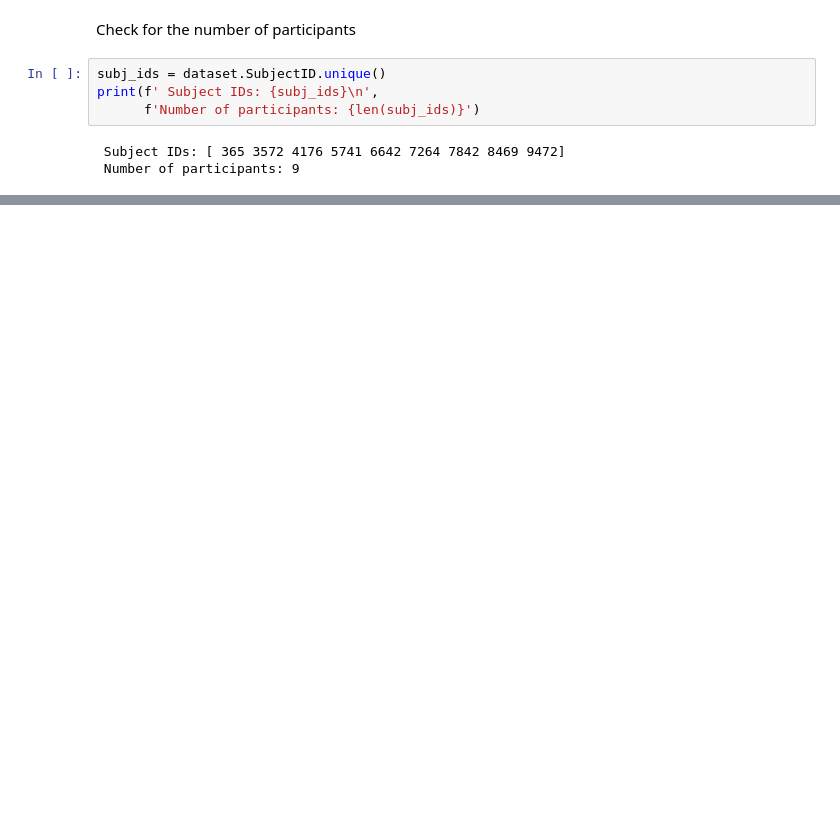
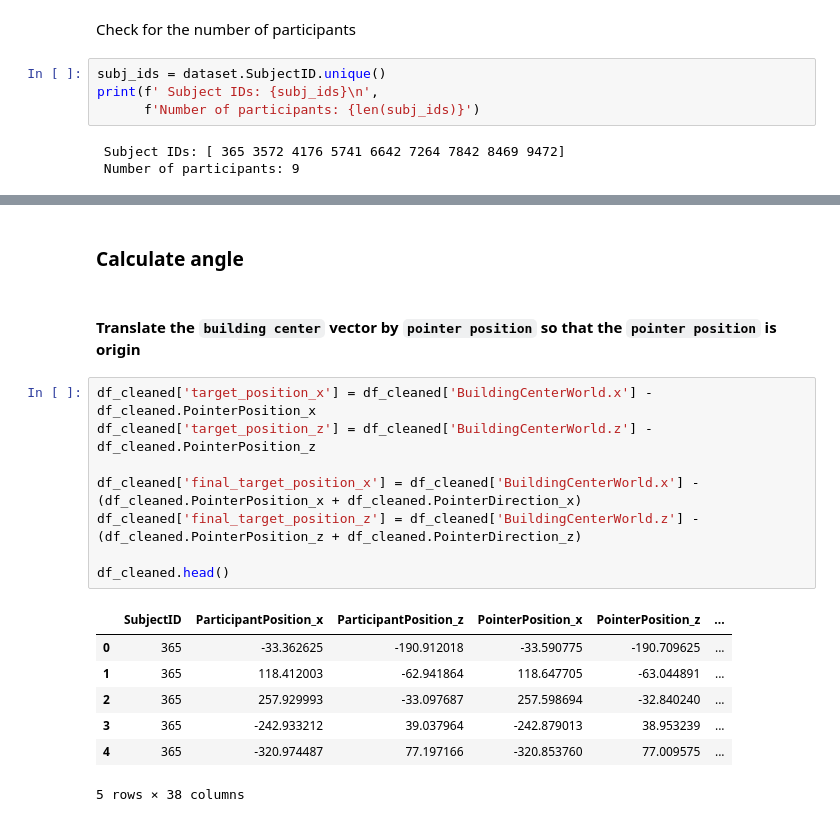
Before and after one commit to nora-maleki/humanA-pointing-task-analysis, a Jupyter notebook: analyses/01_main/01_preprocessing.ipynb, the cells around one changed output, grey strips where cells are left out. Saved outputs shown, nothing was run; the diff lists cells and outputs as text; blank space fills up the shorter version.

```diff
--- a/analyses/01_main/01_preprocessing.ipynb
+++ b/analyses/01_main/01_preprocessing.ipynb
@@ -174,0 +212,20 @@ not_common_ids
+# %% [markdown]
+### Calculate angle
+# %% [markdown]
+#### Translate the ` building center ` vector by ` pointer position ` so that the ` pointer position ` is origin
+# %%
+df_cleaned['target_position_x'] = df_cleaned['BuildingCenterWorld.x'] - df_cleaned.PointerPosition_x
+df_cleaned['target_position_z'] = df_cleaned['BuildingCenterWorld.z'] - df_cleaned.PointerPosition_z
+
+df_cleaned['final_target_position_x'] = df_cleaned['BuildingCenterWorld.x'] - (df_cleaned.PointerPosition_x + df_cleaned.PointerDirection_x)
+df_cleaned['final_target_position_z'] = df_cleaned['BuildingCenterWorld.z'] - (df_cleaned.PointerPosition_z + df_cleaned.PointerDirection_z)
+
+df_cleaned.head()
+# %% [output]
+|  | SubjectID | ParticipantPosition_x | ParticipantPosition_z | PointerPosition_x | PointerPosition_z | ... |
+| 0 | 365 | -33.362625 | -190.912018 | -33.590775 | -190.709625 | ... |
+| 1 | 365 | 118.412003 | -62.941864 | 118.647705 | -63.044891 | ... |
+| 2 | 365 | 257.929993 | -33.097687 | 257.598694 | -32.840240 | ... |
+| 3 | 365 | -242.933212 | 39.037964 | -242.879013 | 38.953239 | ... |
+| 4 | 365 | -320.974487 | 77.197166 | -320.853760 | 77.009575 | ... |
+5 rows × 38 columns
```
Also changed, not shown: parts of 15 cells of this notebook.
